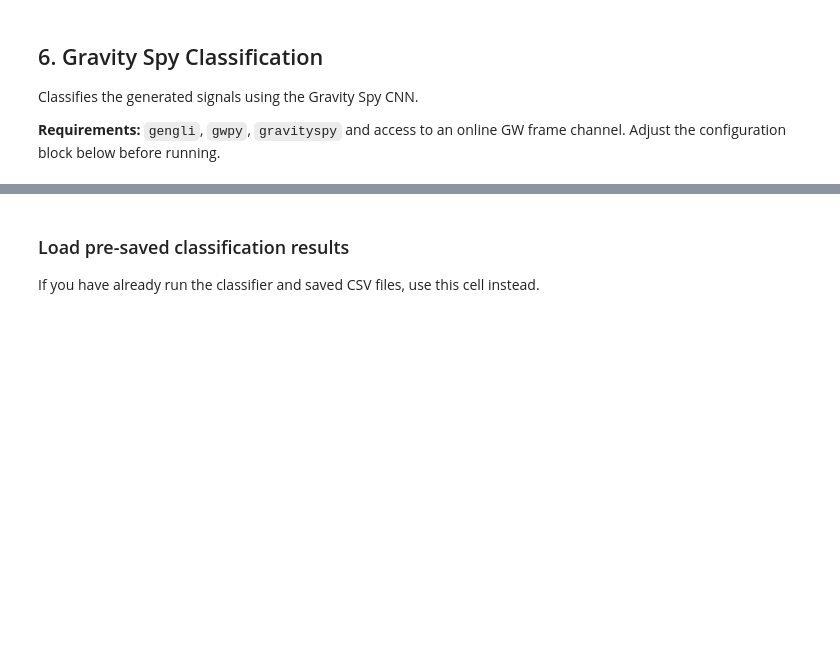
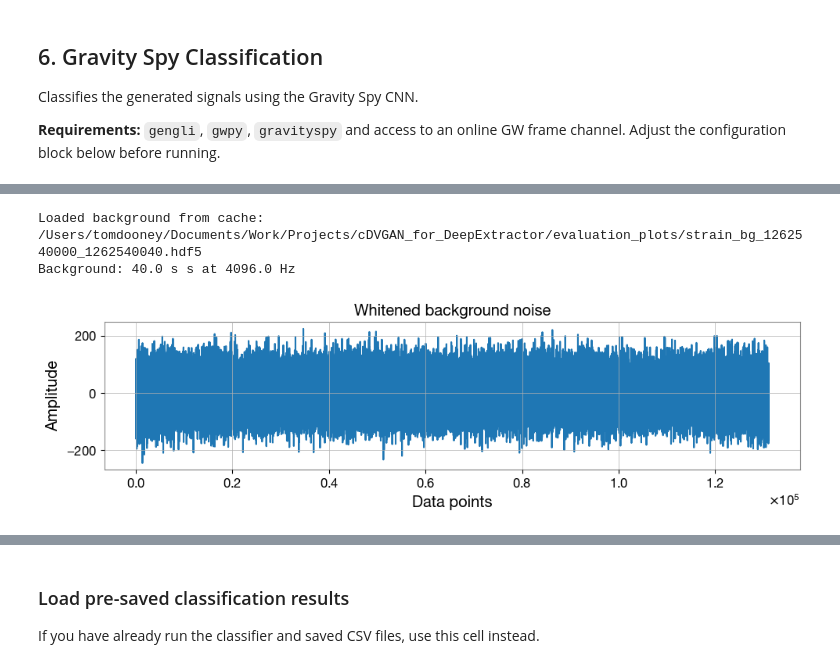
Before and after one commit to tomdooney95/glitchgan, a Jupyter notebook: umap_gspy_cdvgan.ipynb, the cells around one changed output, grey strips where cells are left out. Saved outputs shown, nothing was run; the diff lists cells and outputs as text; code cells hidden in the pictures; blank space fills up the shorter version.

```diff
--- a/umap_gspy_cdvgan.ipynb
+++ b/umap_gspy_cdvgan.ipynb
@@ -509,0 +532,47 @@ acc_pt = plot_confusion(df_pt, f"PyTorch (epoch {PYTORCH_EPOCH})", "gspy_confusi
+# %%
+_bg_cache = PLOTS_DIR / f"strain_bg_{GW_START}_{GW_END}.hdf5"
+
+try:
+    strain_bg = TimeSeries.read(_bg_cache, format="hdf5")
+    print(f"Loaded background from cache: {_bg_cache}")
+except Exception:
+    strain_bg = TimeSeries.fetch_open_data("H1", GW_START, GW_END)
+    strain_bg = strain_bg.resample(SRATE)
+    strain_bg.write(_bg_cache, format="hdf5", overwrite=True)
+    print(f"Fetched and cached background: {_bg_cache}")
+
+print(f"Background: {strain_bg.duration} s at {strain_bg.sample_rate}")
+# %% [output]
+Loaded background from cache: /Users/tomdooney/Documents/Work/Projects/cDVGAN_for_DeepExtractor/evaluation_plots/strain_bg_1262540000_1262540040.hdf5
+Background: 40.0 s s at 4096.0 Hz
+# %%
+from pycbc.types import TimeSeries as PyCBCTimeSeries
+import numpy as np
+import matplotlib.pyplot as plt
+
+# Convert to pycbc TimeSeries if not already (gwpy uses .dt/.t0, pycbc uses .delta_t/.start_time)
+if hasattr(strain_bg, "delta_t"):
+    strain_pycbc = strain_bg  # already pycbc
+else:
+    strain_pycbc = PyCBCTimeSeries(
+        np.asarray(strain_bg, dtype="float64"),
+        delta_t=1.0 / SRATE,
+        epoch=GW_START,
+    )
+
+white_noise, psd = strain_pycbc.whiten(
+    len(strain_pycbc) / (2 * SRATE),
+    len(strain_pycbc) / (4 * SRATE),
+    remove_corrupted=False,
+    return_psd=True,
+)
+
+plt.figure(figsize=(10, 3))
+plt.plot(white_noise[SRATE * 4 : -SRATE * 4])
+plt.xlabel("Data points")
+plt.ylabel("Amplitude")
+plt.title("Whitened background noise")
+plt.tight_layout()
+plt.show()
+# %% [output]
+[figure, added]
```
Also changed, not shown: parts of 34 cells of this notebook, 2 other files.
